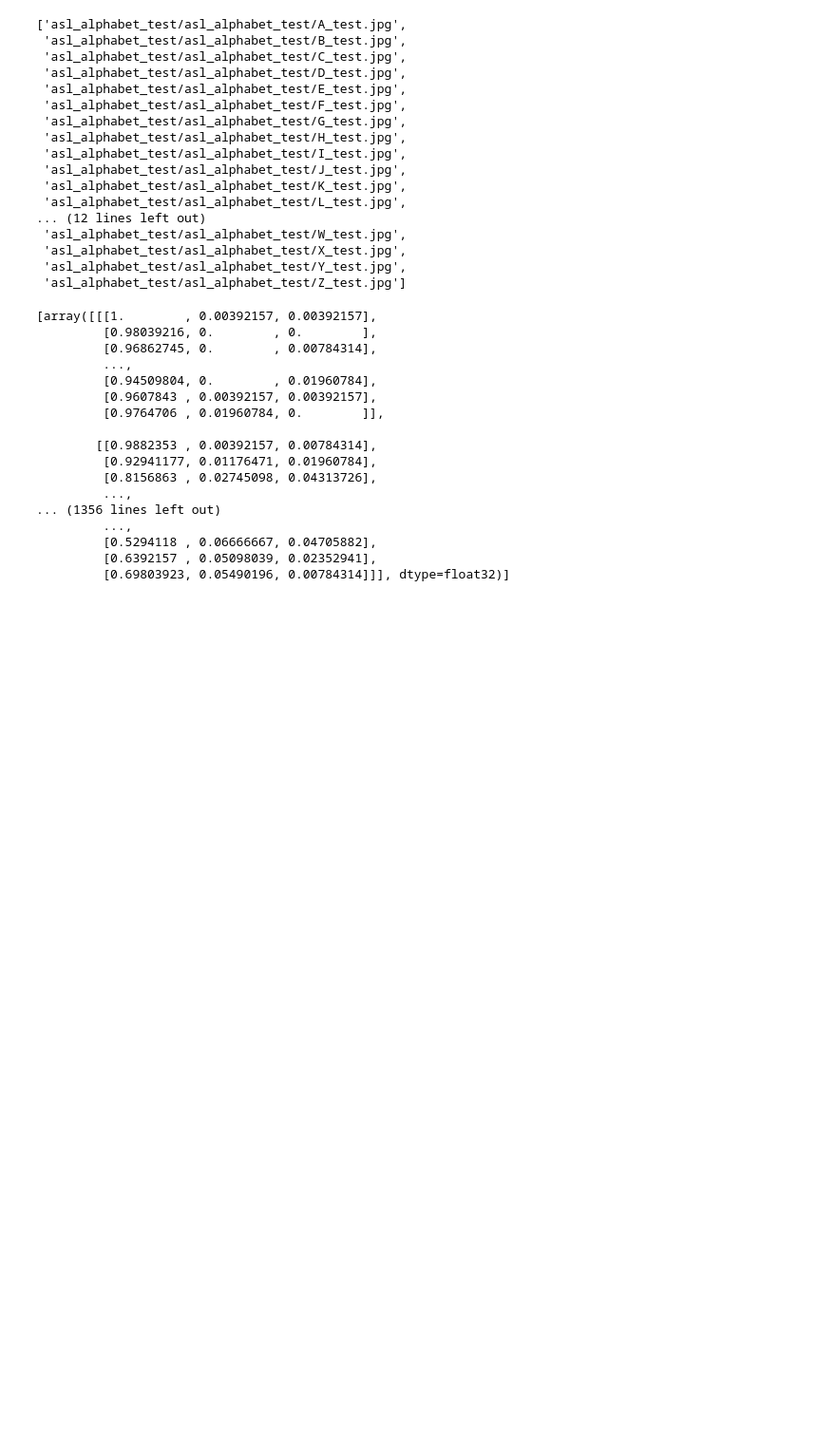
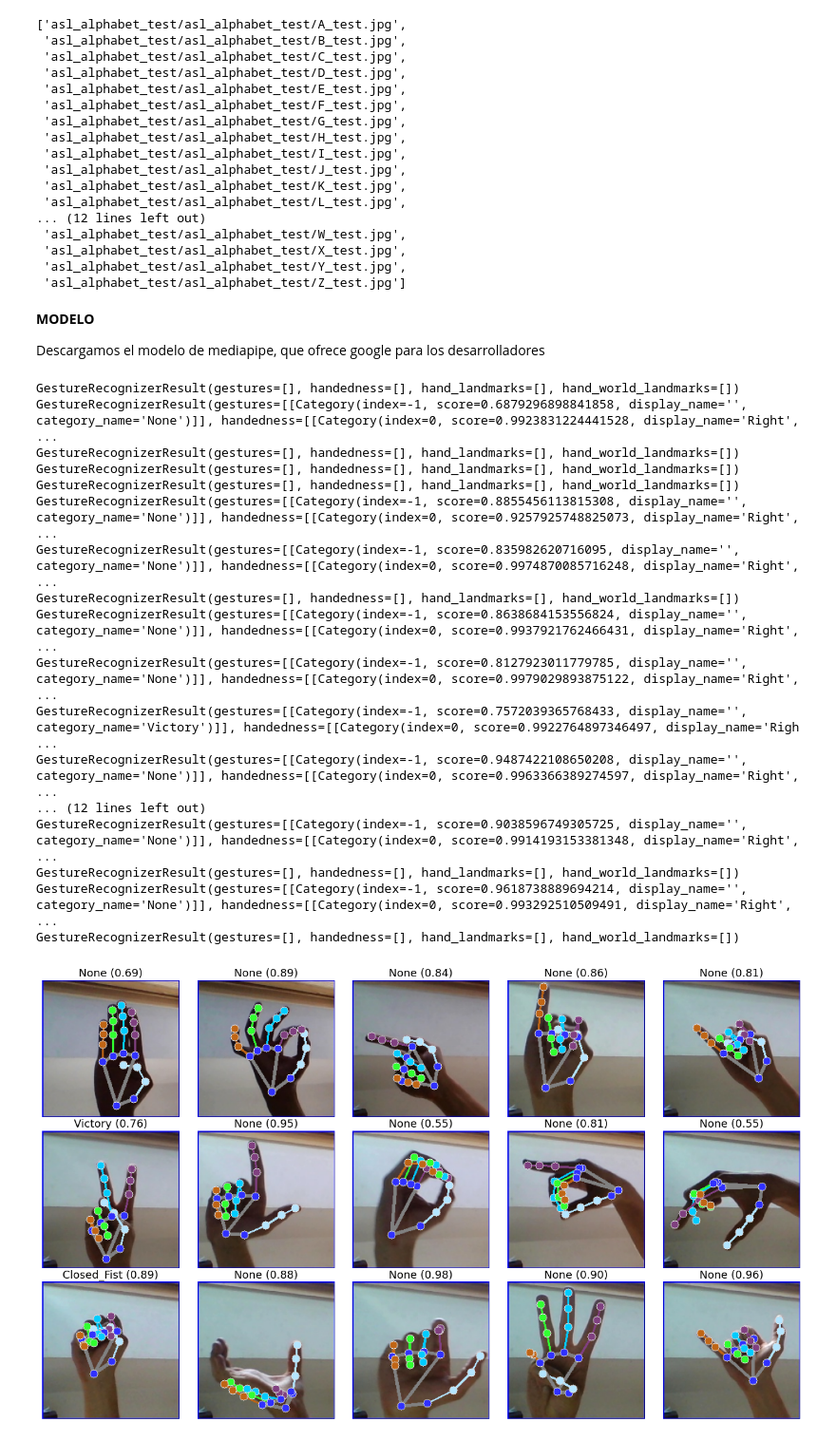
Before and after one commit to jarodriguezf/ASL_Alphabet, a Jupyter notebook: Baseline_ASL.ipynb, the cells around one changed output. Shown at 95% size. Cells and saved outputs as stored; diff of their text form; code cells hidden in the pictures; blank space fills up the shorter version.

```diff
--- a/Baseline_ASL.ipynb
+++ b/Baseline_ASL.ipynb
@@ -77,20 +66,7 @@ X_transform = transform_baseline(X_Test)
-# %%
-X_transform
-# %% [output]
-[array([[[1.        , 0.00392157, 0.00392157],
-         [0.98039216, 0.        , 0.        ],
-         [0.96862745, 0.        , 0.00784314],
-         ...,
-         [0.94509804, 0.        , 0.01960784],
-         [0.9607843 , 0.00392157, 0.00392157],
-         [0.9764706 , 0.01960784, 0.        ]],
-
-        [[0.9882353 , 0.00392157, 0.00784314],
-         [0.92941177, 0.01176471, 0.01960784],
-         [0.8156863 , 0.02745098, 0.04313726],
-         ...,
-... (1356 lines left out)
-         ...,
-         [0.5294118 , 0.06666667, 0.04705882],
-         [0.6392157 , 0.05098039, 0.02352941],
-         [0.69803923, 0.05490196, 0.00784314]]], dtype=float32)]
+# %% [markdown]
+**MODELO**
+
+Descargamos el modelo de mediapipe, que ofrece google para los desarrolladores
+# %%
+# Cargamos el modelo
+model_path = 'gesture_recognizer.task'
@@ -96,0 +152,48 @@ X_transform
+# %%
+base_options = python.BaseOptions(model_asset_path=model_path)
+options = vision.GestureRecognizerOptions(base_options=base_options)
+recognizer = vision.GestureRecognizer.create_from_options(options)
+
+images = []
+results = []
+results_unrecognized = []
+
+for image_file_name in X_Test:
+    # STEP 3: Load the input image.
+  image = mp.Image.create_from_file(image_file_name)
+    # STEP 4: Recognize gestures in the input image.
+  recognition_result = recognizer.recognize(image)
+
+  print(recognition_result)
+  # STEP 5: Process the result. In this case, visualize it.
+
+  if recognition_result.gestures:
+    images.append(image)
+    top_gesture = recognition_result.gestures[0][0]
+    hand_landmarks = recognition_result.hand_landmarks
+    results.append((top_gesture, hand_landmarks))
+
+  else:
+    # Manejar el caso en que no se hayan reconocido gestos
+    results_unrecognized.append(("No gesture recognized", None))
+
+display_batch_of_images_with_gestures_and_hand_landmarks(images, results)
+# %% [output]
+GestureRecognizerResult(gestures=[], handedness=[], hand_landmarks=[], hand_world_landmarks=[])
+GestureRecognizerResult(gestures=[[Category(index=-1, score=0.6879296898841858, display_name='', category_name='None')]], handedness=[[Category(index=0, score=0.9923831224441528, display_name='Right', ...
+GestureRecognizerResult(gestures=[], handedness=[], hand_landmarks=[], hand_world_landmarks=[])
+GestureRecognizerResult(gestures=[], handedness=[], hand_landmarks=[], hand_world_landmarks=[])
+GestureRecognizerResult(gestures=[], handedness=[], hand_landmarks=[], hand_world_landmarks=[])
+GestureRecognizerResult(gestures=[[Category(index=-1, score=0.8855456113815308, display_name='', category_name='None')]], handedness=[[Category(index=0, score=0.9257925748825073, display_name='Right', ...
+GestureRecognizerResult(gestures=[[Category(index=-1, score=0.835982620716095, display_name='', category_name='None')]], handedness=[[Category(index=0, score=0.9974870085716248, display_name='Right',  ...
+GestureRecognizerResult(gestures=[], handedness=[], hand_landmarks=[], hand_world_landmarks=[])
+GestureRecognizerResult(gestures=[[Category(index=-1, score=0.8638684153556824, display_name='', category_name='None')]], handedness=[[Category(index=0, score=0.9937921762466431, display_name='Right', ...
+GestureRecognizerResult(gestures=[[Category(index=-1, score=0.8127923011779785, display_name='', category_name='None')]], handedness=[[Category(index=0, score=0.9979029893875122, display_name='Right', ...
+GestureRecognizerResult(gestures=[[Category(index=-1, score=0.7572039365768433, display_name='', category_name='Victory')]], handedness=[[Category(index=0, score=0.9922764897346497, display_name='Righ ...
+GestureRecognizerResult(gestures=[[Category(index=-1, score=0.9487422108650208, display_name='', category_name='None')]], handedness=[[Category(index=0, score=0.9963366389274597, display_name='Right', ...
+... (12 lines left out)
+GestureRecognizerResult(gestures=[[Category(index=-1, score=0.9038596749305725, display_name='', category_name='None')]], handedness=[[Category(index=0, score=0.9914193153381348, display_name='Right', ...
+GestureRecognizerResult(gestures=[], handedness=[], hand_landmarks=[], hand_world_landmarks=[])
+GestureRecognizerResult(gestures=[[Category(index=-1, score=0.9618738889694214, display_name='', category_name='None')]], handedness=[[Category(index=0, score=0.993292510509491, display_name='Right',  ...
+GestureRecognizerResult(gestures=[], handedness=[], hand_landmarks=[], hand_world_landmarks=[])
+[figure, added]
```
Also changed, not shown: parts of 11 cells of this notebook.
